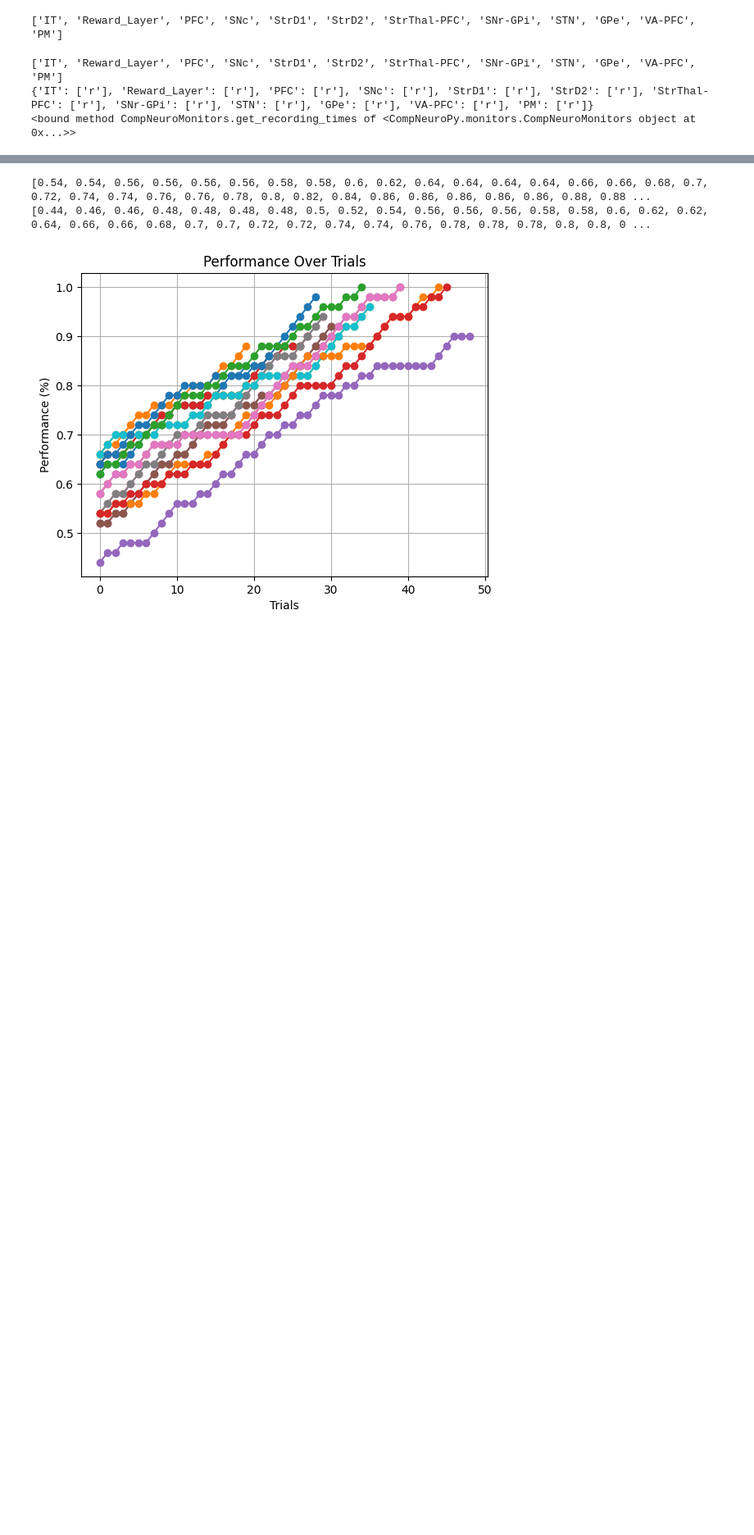
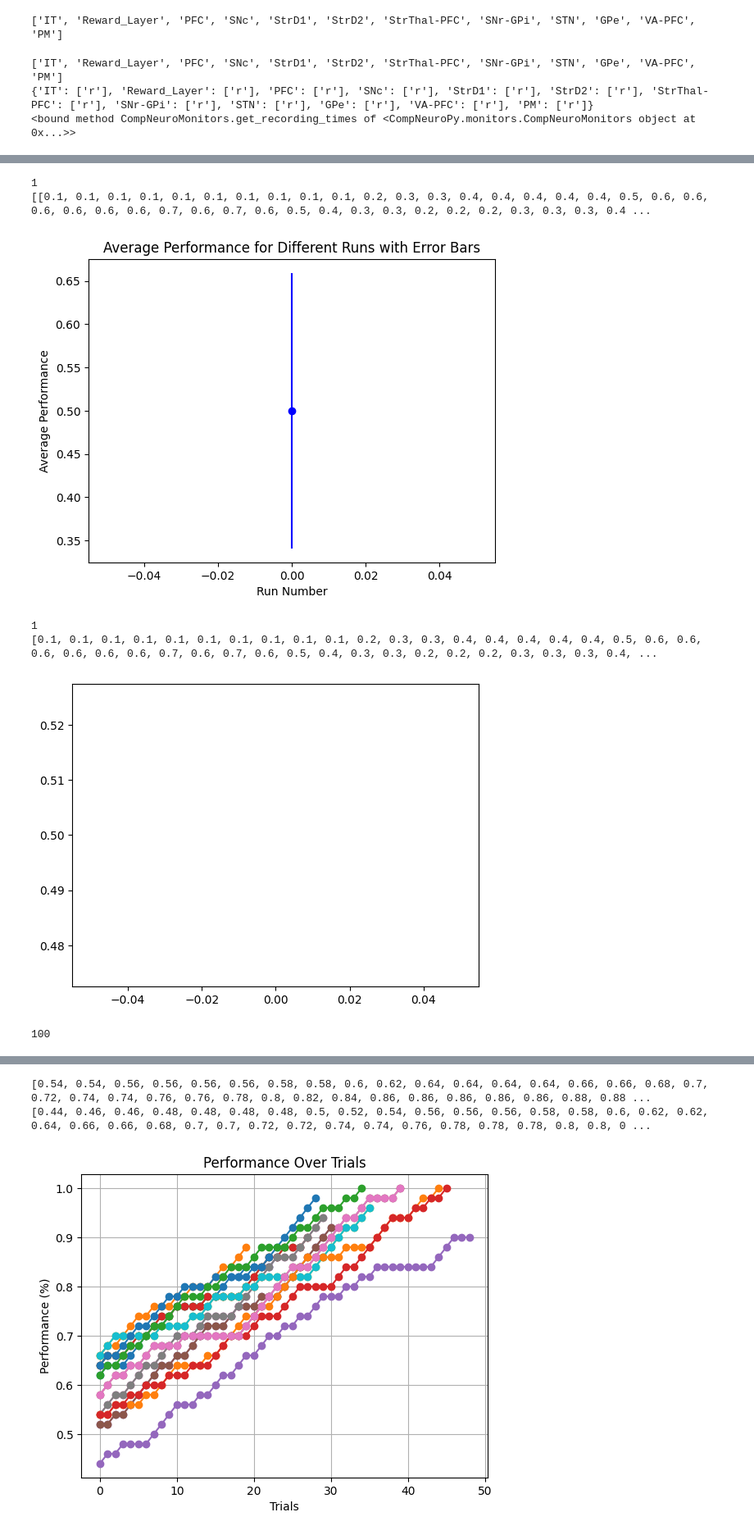
Before and after one commit to keyvany/decision-making-, a Jupyter notebook: finalcat.ipynb, the cells around one changed output, grey strips where cells are left out. Shown at 82% size. Drawn from its saved outputs; the diff is of its cells as text; code cells hidden in the pictures; blank space fills up the shorter version.

```diff
--- a/finalcat.ipynb
+++ b/finalcat.ipynb
@@ -818,3 +829,43 @@ for fing in range(1,nr_fish_presentations):
+# %%
+#all_performance_values=[]
+khar=[]
+#goh=[]
+#khar.append(b)
+all_performance_values.append(average_performance_list)
+print(len(all_performance_values))
+print(all_performance_values)
+c=0
+# %% [output]
+1
+[[0.1, 0.1, 0.1, 0.1, 0.1, 0.1, 0.1, 0.1, 0.1, 0.1, 0.2, 0.3, 0.3, 0.4, 0.4, 0.4, 0.4, 0.4, 0.5, 0.6, 0.6, 0.6, 0.6, 0.6, 0.6, 0.7, 0.6, 0.7, 0.6, 0.5, 0.4, 0.3, 0.3, 0.2, 0.2, 0.2, 0.3, 0.3, 0.3, 0.4 ...
+# %%
+
+goh=[]
+for performance_values in all_performance_values:
+    c=sum(performance_values[-10:]) / len(performance_values[-10:])
+    goh.append(performance_values[-1])
+    std_deviation = [np.std(performance_values)]
+    std_deviation_list.append(std_deviation)
+    import numpy as np
+datapoints=range(0,10*len(goh),10 )
+plt.errorbar(datapoints, goh, yerr=std_deviation, fmt='-o', color='blue')
+plt.xlabel('Run Number')
+plt.ylabel('Average Performance')
+plt.title('Average Performance for Different Runs with Error Bars')
+plt.show()
+plt.plot(goh)
+print(len(goh))
+print(performance_values)
+# %% [output]
+[figure, added]
+1
+[0.1, 0.1, 0.1, 0.1, 0.1, 0.1, 0.1, 0.1, 0.1, 0.1, 0.2, 0.3, 0.3, 0.4, 0.4, 0.4, 0.4, 0.4, 0.5, 0.6, 0.6, 0.6, 0.6, 0.6, 0.6, 0.7, 0.6, 0.7, 0.6, 0.5, 0.4, 0.3, 0.3, 0.2, 0.2, 0.2, 0.3, 0.3, 0.3, 0.4, ...
+[figure, added]
+# %%
+print(len(mylist))
+ka=[]
+# %% [output]
+100
 # %%
 kol.append(performance_percent_list[-1])
 
```
Also changed, not shown: parts of 9 cells of this notebook.
